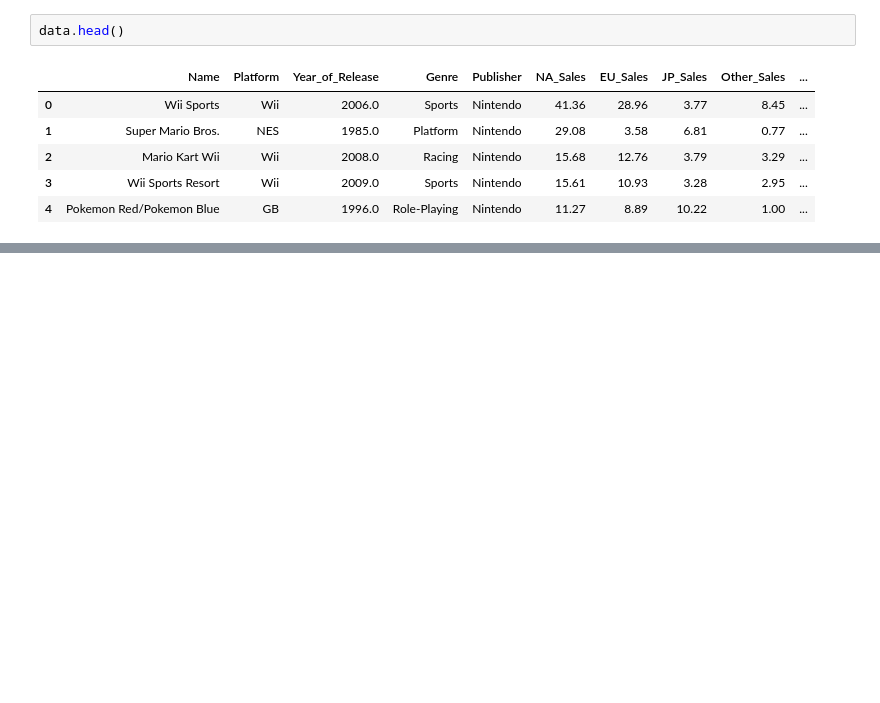
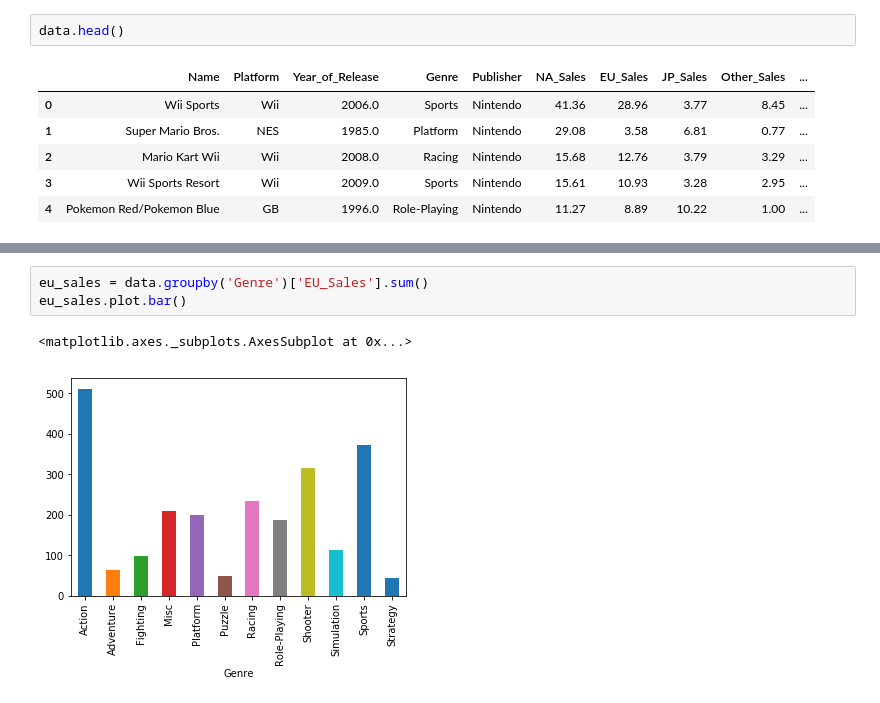
Before and after one commit to NicholasCrossman/python-game-sales-data-cleaning, a Jupyter notebook: game-sales-data-analysis.ipynb, the cells around one changed output, grey strips where cells are left out. Saved outputs shown, nothing was run; the diff lists cells and outputs as text; blank space fills up the shorter version.

```diff
--- a/game-sales-data-analysis.ipynb
+++ b/game-sales-data-analysis.ipynb
@@ -32,0 +109,6 @@ data.head()
+# %%
+eu_sales = data.groupby('Genre')['EU_Sales'].sum()
+eu_sales.plot.bar()
+# %% [output]
+<matplotlib.axes._subplots.AxesSubplot at 0x...>
+[figure, added]
```
Also changed, not shown: parts of 16 cells of this notebook.
